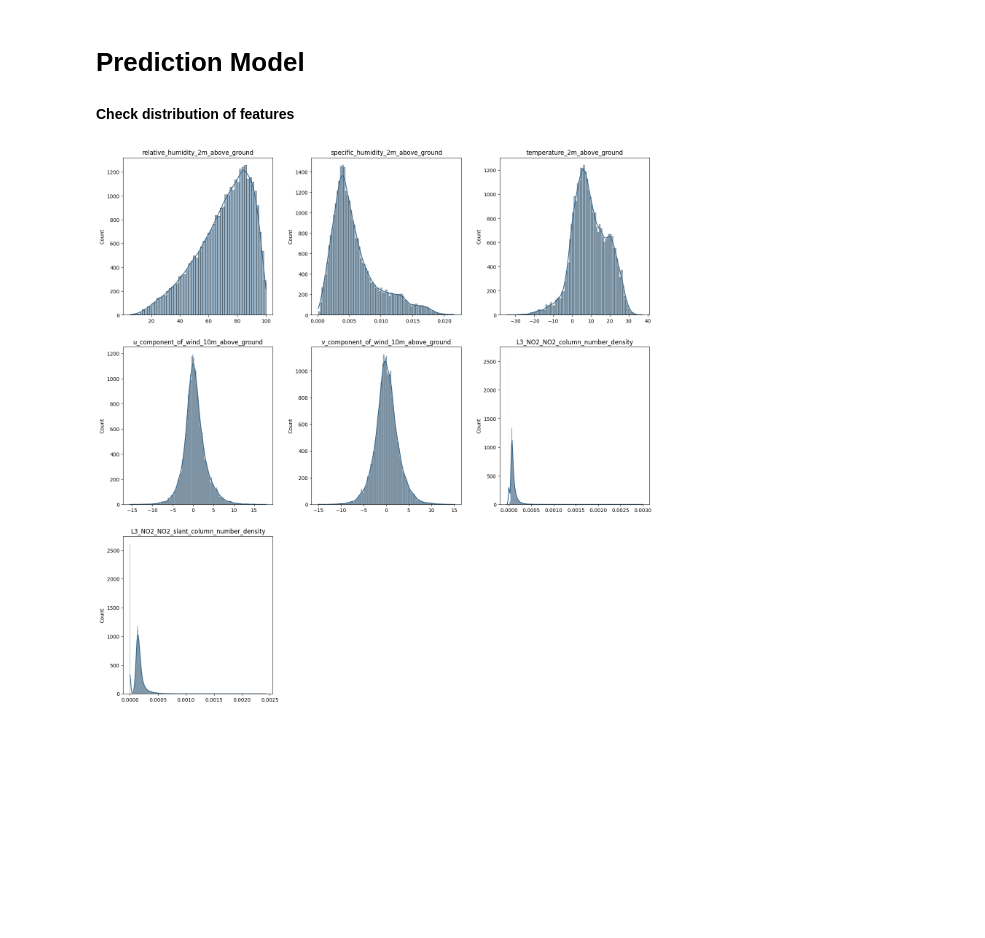
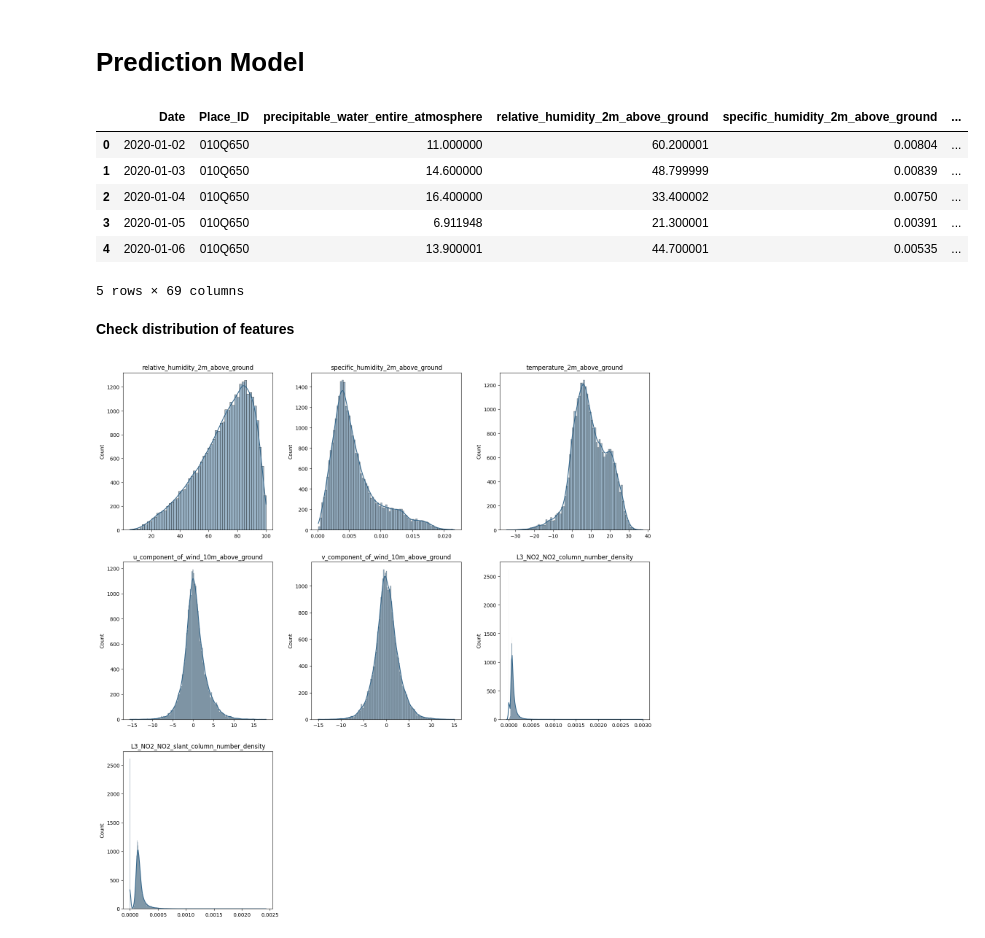
Before and after one commit to mgondeck/air_pollution_prediction, a Jupyter notebook: models/prediction_model/main.ipynb, the cells around one changed output. Cells and saved outputs as stored; diff of their text form; code cells hidden in the pictures; blank space fills up the shorter version.

```diff
--- a/models/prediction_model/main.ipynb
+++ b/models/prediction_model/main.ipynb
@@ -28,6 +28,16 @@ from joblib import dump, load
 # %%
 # load data
 %run load_data.ipynb
+# %%
+train_X.head()
+# %% [output]
+|  | Date | Place_ID | precipitable_water_entire_atmosphere | relative_humidity_2m_above_ground | specific_humidity_2m_above_ground | ... |
+| 0 | 2020-01-02 | 010Q650 | 11.000000 | 60.200001 | 0.00804 | ... |
+| 1 | 2020-01-03 | 010Q650 | 14.600000 | 48.799999 | 0.00839 | ... |
+| 2 | 2020-01-04 | 010Q650 | 16.400000 | 33.400002 | 0.00750 | ... |
+| 3 | 2020-01-05 | 010Q650 | 6.911948 | 21.300001 | 0.00391 | ... |
+| 4 | 2020-01-06 | 010Q650 | 13.900001 | 44.700001 | 0.00535 | ... |
+5 rows × 69 columns
 # %% [markdown]
 **Check distribution of features**
 # %%
```
Also changed, not shown: parts of 4 cells of this notebook, 1 other file.
